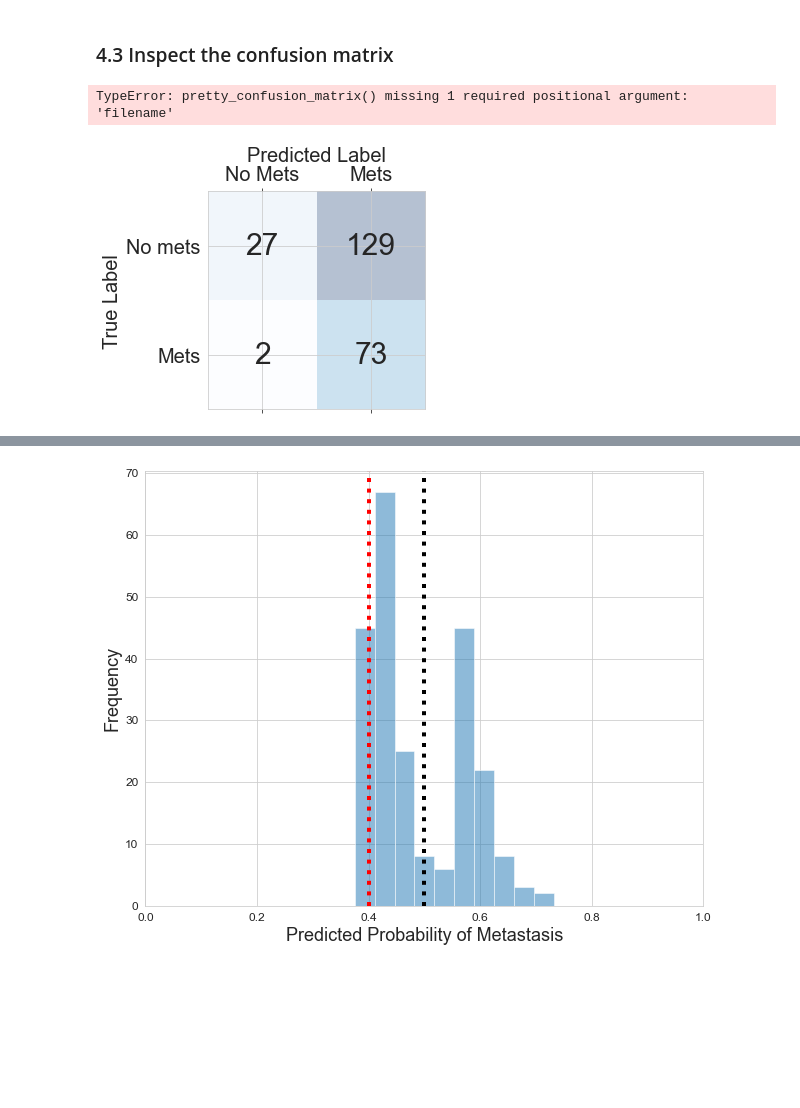
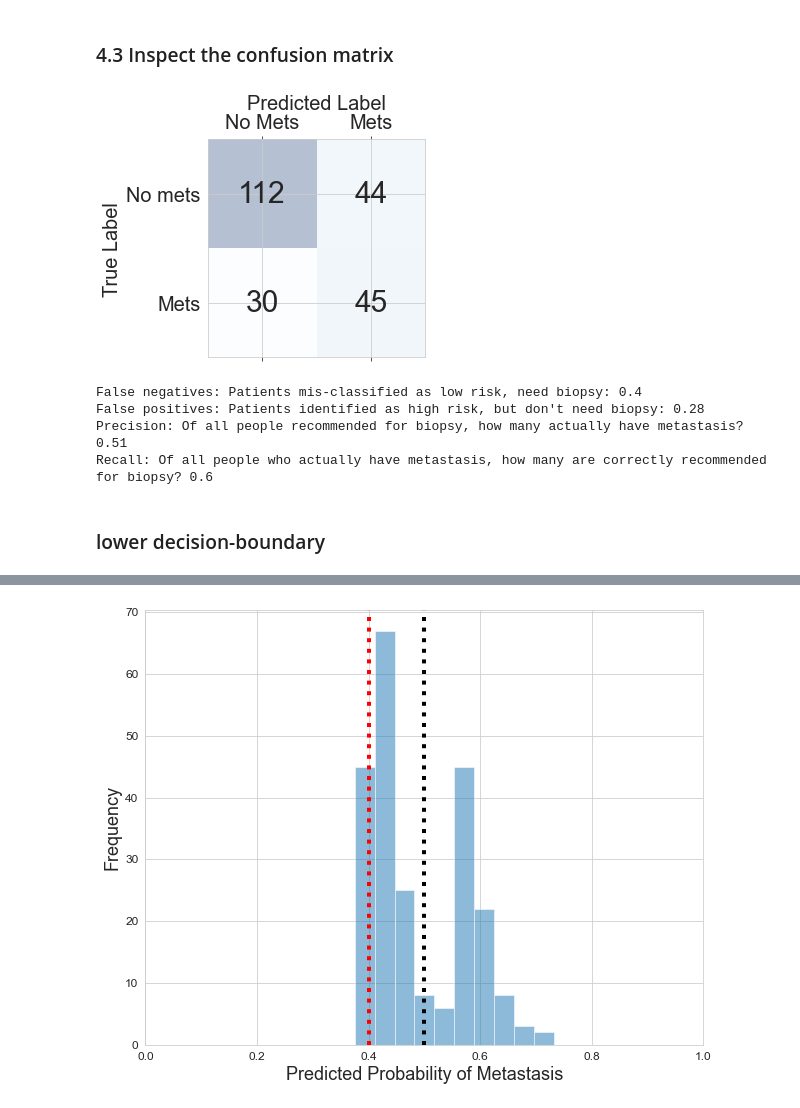
Before and after one commit to mvantieghem/mcc_metastasis, a Jupyter notebook: notebooks/04_model_optimization.ipynb, the cells around one changed output, grey strips where cells are left out. Saved outputs shown, nothing was run; the diff lists cells and outputs as text; code cells hidden in the pictures; blank space fills up the shorter version.

```diff
--- a/notebooks/04_model_optimization.ipynb
+++ b/notebooks/04_model_optimization.ipynb
@@ -489,18 +492,36 @@ Best Model scores on hold-out test set
 | 4 | accuracy | 0.522 |
 # %% [markdown]
 ### 4.3 Inspect the confusion matrix
-# %%
-# get our predictions on the test dataset for conversion = 1 or 0
-
-cm = confusion_matrix(y_test, y_pred)
-pretty_confusion_matrix(cm, "../figures/NCDB_8_features_results/confusion_matrix_0.5.png")
-# %% [output]
-TypeError: pretty_confusion_matrix() missing 1 required positional argument: 'filename'
-# %%
-key_thresh = 0.40
-y_pred_thresh_lower = y_pred_prob >  key_thresh
-cm = confusion_matrix(y_test, y_pred_thresh_lower)
-pretty_confusion_matrix(cm, "../figures/NCDB_8_features_results/confusion_matrix_0.4.png")
-# %% [output]
-[figure, removed]
+# %%
+# get our predictions on the test dataset for conversion = 1 or 0
+
+cm = confusion_matrix(y_test, y_pred)
+pretty_confusion_matrix(cm, "../figures/NCDB_8_features_results/confusion_matrix_0.5.png")
+true_negatives = cm[0,0]
+false_negatives = cm[1,0]
+true_positives = cm[1,1]
+false_positives = cm[0,1]
+total_cases = y_test.shape[0]
+
+#classified_negative_rate =  (true_negatives / total_cases)
+false_negative_rate = round(false_negatives / (true_positives + false_negatives),2)
+false_positive_rate = round(false_positives / (false_positives + true_negatives),2)
+
+precision = round(true_positives / (false_positives + true_positives),2)
+recall = round(true_positives / (false_negatives + true_positives),2)
+#classified_positive_rate =  (true_positives / total_cases)
+#print("Patients with low risk, no biopsy: {}%".format(round(true_negative_rate,2)))
+print("False negatives: Patients mis-classified as low risk, need biopsy: {}".format(round(false_negative_rate, 2)))
+#print("Patients identified as high risk, need biopsy: {}%".format(round(true_positive_rate,2)))
+print("False positives: Patients identified as high risk, but don't need biopsy: {}".format(round(false_positive_rate,2)))
+print ("Precision: Of all people recommended for biopsy, how many actually have metastasis? {}".format(round(precision, 2)))
+print ("Recall: Of all people who actually have metastasis, how many are correctly recommended for biopsy? {}".format(round(recall, 2)))
+# %% [output]
+[figure, added]
+False negatives: Patients mis-classified as low risk, need biopsy: 0.4
+False positives: Patients identified as high risk, but don't need biopsy: 0.28
+Precision: Of all people recommended for biopsy, how many actually have metastasis? 0.51
+Recall: Of all people who actually have metastasis, how many are correctly recommended for biopsy? 0.6
+# %% [markdown]
+### lower decision-boundary
 # %%
```
Also changed, not shown: parts of 5 cells of this notebook, 4 other files.
